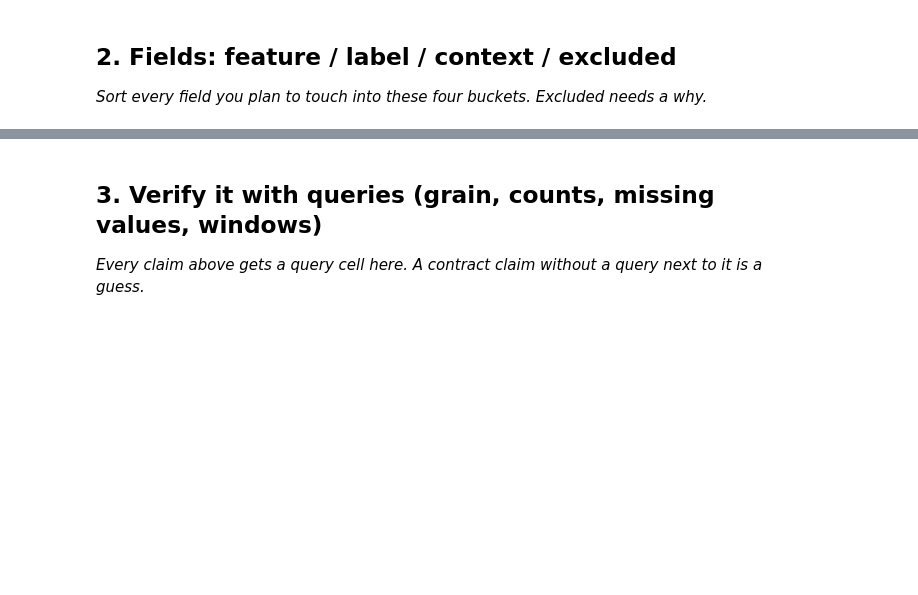
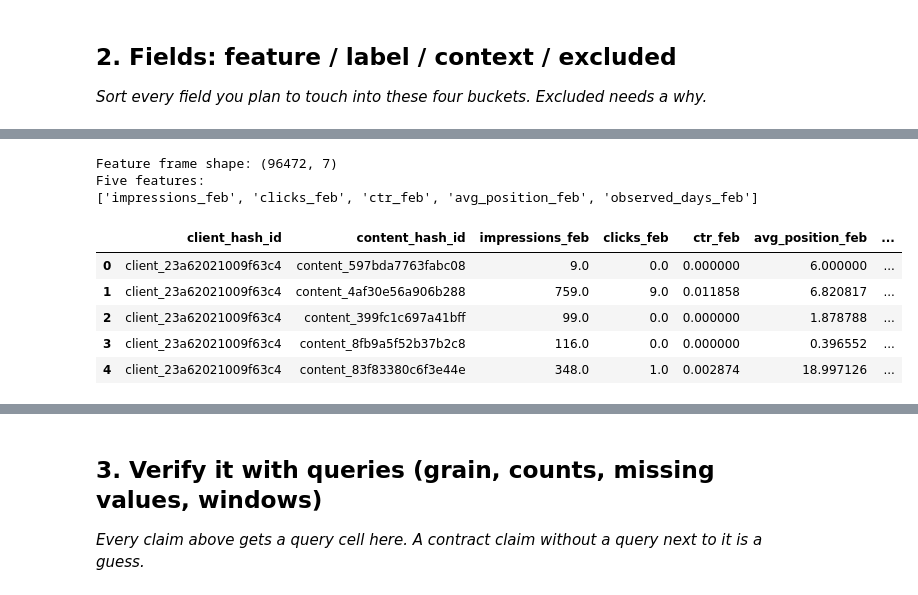
Before and after one commit to anjali062428-cmyk/flyrank-ml-internship, a Jupyter notebook: work/notebooks/w03_data_contract.ipynb, the cells around one changed output, grey strips where cells are left out. Cells and saved outputs as stored; diff of their text form; code cells hidden in the pictures; blank space fills up the shorter version.

```diff
--- a/work/notebooks/w03_data_contract.ipynb
+++ b/work/notebooks/w03_data_contract.ipynb
@@ -21,0 +131,58 @@ This skeleton is yours to fill. Work the sections **in order** — each one has
+# %%
+# Build a small February feature frame efficiently
+
+feb_features = con.sql(f"""
+    SELECT
+        client_hash_id,
+        content_hash_id,
+
+        SUM(gsc_impressions) AS impressions_feb,
+        SUM(gsc_clicks) AS clicks_feb,
+
+        CASE
+            WHEN SUM(gsc_impressions) > 0
+            THEN SUM(gsc_clicks) * 1.0 / SUM(gsc_impressions)
+            ELSE 0
+        END AS ctr_feb,
+
+        CASE
+            WHEN SUM(gsc_impressions) > 0
+            THEN SUM(gsc_sum_position) * 1.0 / SUM(gsc_impressions)
+            ELSE NULL
+        END AS avg_position_feb,
+
+        COUNT(*) AS observed_days_feb
+
+    FROM (
+        SELECT *
+        FROM {FACT_FEB}
+        WHERE gsc_data_available IS TRUE
+        LIMIT 200000
+    )
+
+    GROUP BY
+        client_hash_id,
+        content_hash_id
+""").df()
+
+print("Feature frame shape:", feb_features.shape)
+print("Five features:")
+print([
+    "impressions_feb",
+    "clicks_feb",
+    "ctr_feb",
+    "avg_position_feb",
+    "observed_days_feb"
+])
+
+feb_features.head()
+# %% [output]
+Feature frame shape: (96472, 7)
+Five features:
+['impressions_feb', 'clicks_feb', 'ctr_feb', 'avg_position_feb', 'observed_days_feb']
+|  | client_hash_id | content_hash_id | impressions_feb | clicks_feb | ctr_feb | avg_position_feb | ... |
+| 0 | client_23a62021009f63c4 | content_597bda7763fabc08 | 9.0 | 0.0 | 0.000000 | 6.000000 | ... |
+| 1 | client_23a62021009f63c4 | content_4af30e56a906b288 | 759.0 | 9.0 | 0.011858 | 6.820817 | ... |
+| 2 | client_23a62021009f63c4 | content_399fc1c697a41bff | 99.0 | 0.0 | 0.000000 | 1.878788 | ... |
+| 3 | client_23a62021009f63c4 | content_8fb9a5f52b37b2c8 | 116.0 | 0.0 | 0.000000 | 0.396552 | ... |
+| 4 | client_23a62021009f63c4 | content_83f83380c6f3e44e | 348.0 | 1.0 | 0.002874 | 18.997126 | ... |
```
Also changed, not shown: parts of 17 cells of this notebook.
